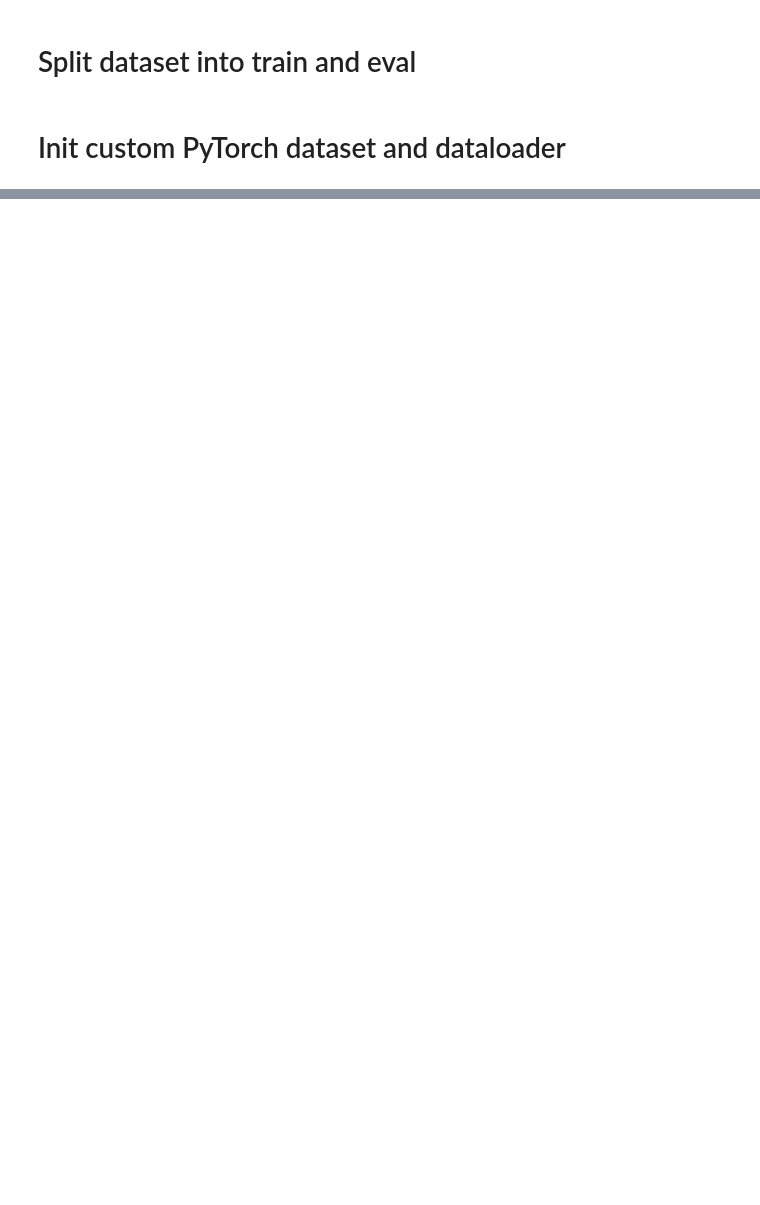
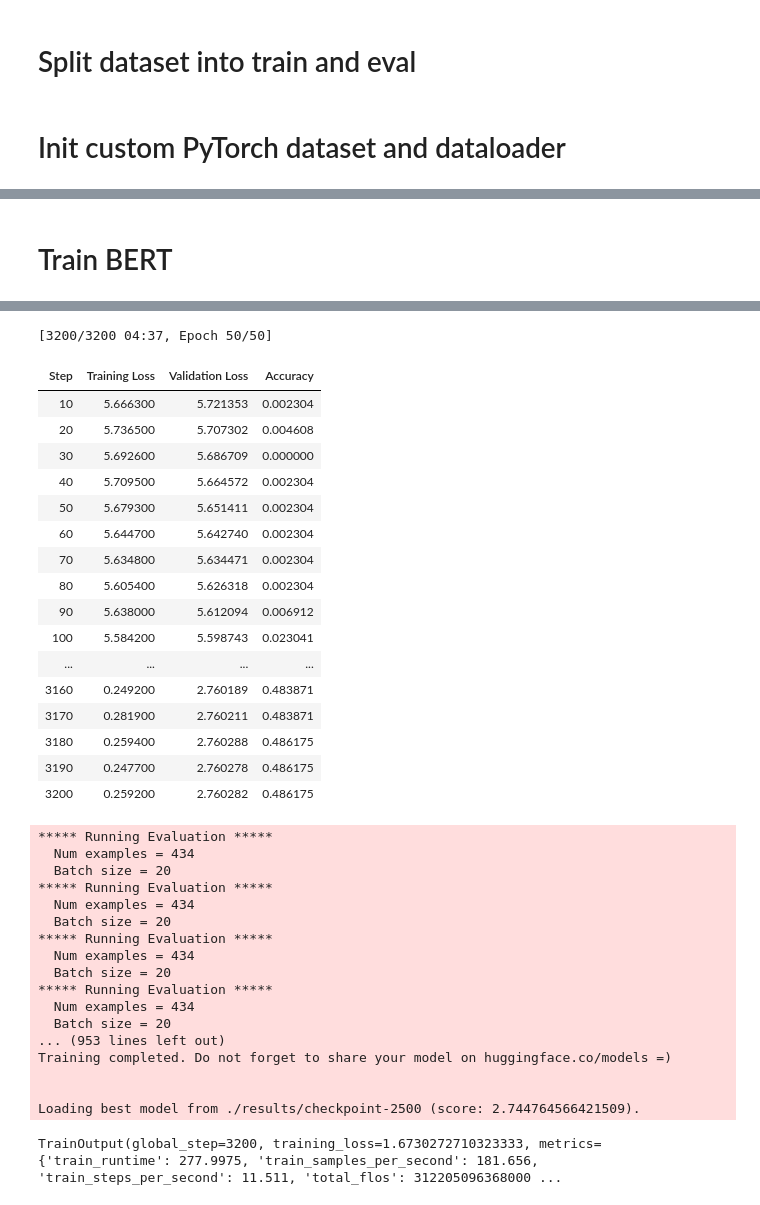
Before and after one commit to daemonflynn777/Job-interviews, a Jupyter notebook: Intelas/Task.ipynb, the cells around one changed output, grey strips where cells are left out. Saved outputs shown, nothing was run; the diff lists cells and outputs as text; code cells hidden in the pictures; blank space fills up the shorter version.

Commit message:
Started training BERT

```diff
--- a/Intelas/Task.ipynb
+++ b/Intelas/Task.ipynb
@@ -124,16 +154,18 @@ del _
 # Init custom PyTorch dataset and dataloader
 # %%
 class LedgerDataset(torch.utils.data.Dataset):
-    def __init__(self, data: pd.DataFrame, labels: pd.Series):
-        self.data = data.to_numpy()
-        self.labels = labels.to_numpy()
+    def __init__(self, encodings: dict, labels):
+        self.encodings = encodings
+        self.labels = labels
 
     def __getitem__(self, idx):
-        return self.data[idx], self.labels[idx]
+        item = {k: torch.tensor(v[idx]) for k, v in self.encodings.items()}
+        item["labels"] = torch.tensor([self.labels[idx]])
+        return item
 
     def __len__(self):
         return self.labels.shape[0]
 # %%
-train_dataset = LedgerDataset(train_dataset_df.drop(columns=["class"]), train_dataset_df["class"])
-eval_dataset = LedgerDataset(eval_dataset_df.drop(columns=["class"]), train_dataset_df["class"])
+trainDataset = LedgerDataset(tokenizedTrain, train_dataset_df["class"])
+evalDataset = LedgerDataset(tokenizedEval, eval_dataset_df["class"])
 # %%
@@ -160,3 +188,31 @@ Some weights of the model checkpoint at bert-base-uncased were not used when ini
 - This IS NOT expected if you are initializing BertForSequenceClassification from the checkpoint of a model that you expect to be exactly identical (initializing a BertForSequenceClassification model  ...
 Some weights of BertForSequenceClassification were not initialized from the model checkpoint at bert-base-uncased and are newly initialized: ['classifier.bias', 'classifier.weight']
 You should probably TRAIN this model on a down-stream task to be able to use it for predictions and inference.
+# %%
+training_args = TrainingArguments(
+    output_dir='./results',          # output directory
+    num_train_epochs=50,              # total number of training epochs
+    per_device_train_batch_size=16,  # batch size per device during training
+    per_device_eval_batch_size=20,   # batch size for evaluation
+    warmup_steps=500,                # number of warmup steps for learning rate scheduler
+    weight_decay=0.01,               # strength of weight decay
+    logging_dir='./logs',            # directory for storing logs
+    load_best_model_at_end=True,     # load the best model when finished training (default metric is loss)
+    # but you can specify `metric_for_best_model` argument to change to accuracy or other metric
+    logging_steps=10,               # log & save weights each logging_steps
+    save_steps=2500,
+    evaluation_strategy="steps",     # evaluate each `logging_steps`
+)
+# %%
+trainer = Trainer(
+    model=model,                         # the instantiated Transformers model to be trained
+    args=training_args,                  # training arguments, defined above
+    train_dataset=trainDataset,         # training dataset
+    eval_dataset=evalDataset,          # evaluation dataset
+    compute_metrics=computeMetrics,     # the callback that computes metrics of interest
+)
+# %% [markdown]
+# Train BERT
+# %%
+trainer.train()
+# %% [output]
@@ -162,0 +226,36 @@ You should probably TRAIN this model on a down-stream task to be able to use it
+[3200/3200 04:37, Epoch 50/50]
+| Step | Training Loss | Validation Loss | Accuracy |
+| 10 | 5.666300 | 5.721353 | 0.002304 |
+| 20 | 5.736500 | 5.707302 | 0.004608 |
+| 30 | 5.692600 | 5.686709 | 0.000000 |
+| 40 | 5.709500 | 5.664572 | 0.002304 |
+| 50 | 5.679300 | 5.651411 | 0.002304 |
+| 60 | 5.644700 | 5.642740 | 0.002304 |
+| 70 | 5.634800 | 5.634471 | 0.002304 |
+| 80 | 5.605400 | 5.626318 | 0.002304 |
+| 90 | 5.638000 | 5.612094 | 0.006912 |
+| 100 | 5.584200 | 5.598743 | 0.023041 |
+| ... | ... | ... | ... |
+| 3160 | 0.249200 | 2.760189 | 0.483871 |
+| 3170 | 0.281900 | 2.760211 | 0.483871 |
+| 3180 | 0.259400 | 2.760288 | 0.486175 |
+| 3190 | 0.247700 | 2.760278 | 0.486175 |
+| 3200 | 0.259200 | 2.760282 | 0.486175 |
+***** Running Evaluation *****
+  Num examples = 434
+  Batch size = 20
+***** Running Evaluation *****
+  Num examples = 434
+  Batch size = 20
+***** Running Evaluation *****
+  Num examples = 434
+  Batch size = 20
+***** Running Evaluation *****
+  Num examples = 434
+  Batch size = 20
+... (953 lines left out)
+Training completed. Do not forget to share your model on huggingface.co/models =)
+
+
+Loading best model from ./results/checkpoint-2500 (score: 2.744764566421509).
+TrainOutput(global_step=3200, training_loss=1.6730272710323333, metrics={'train_runtime': 277.9975, 'train_samples_per_second': 181.656, 'train_steps_per_second': 11.511, 'total_flos': 312205096368000 ...
```
Also changed, not shown: parts of 13 cells of this notebook, 1 other file.
